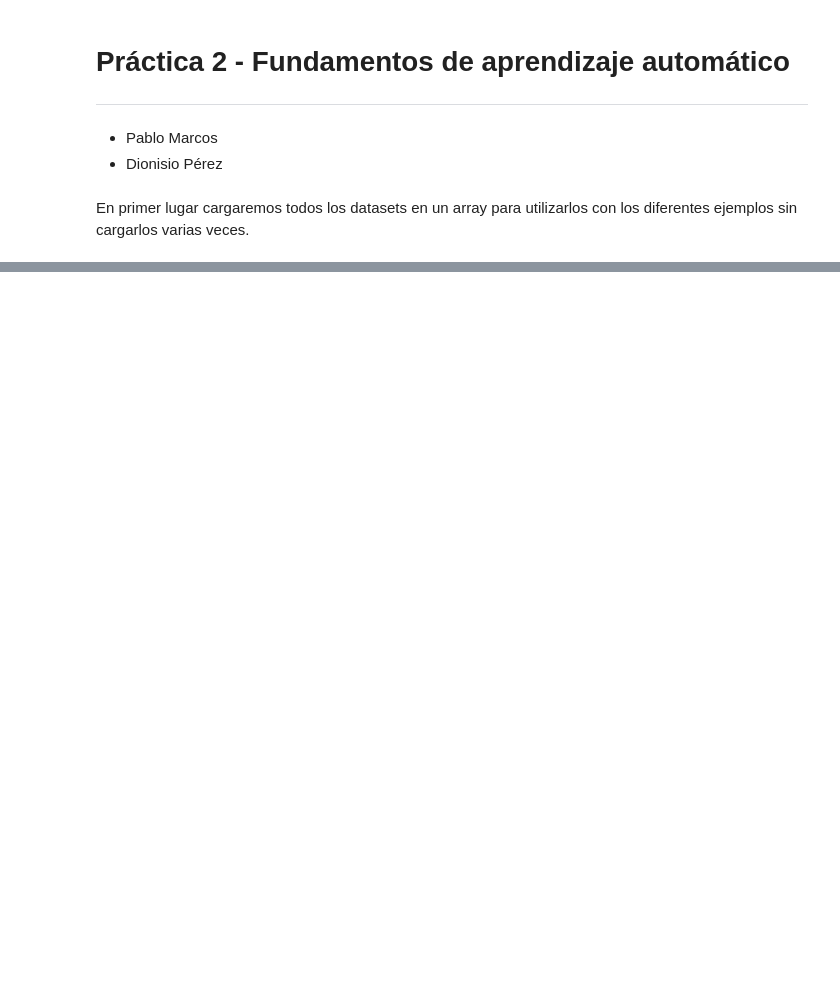
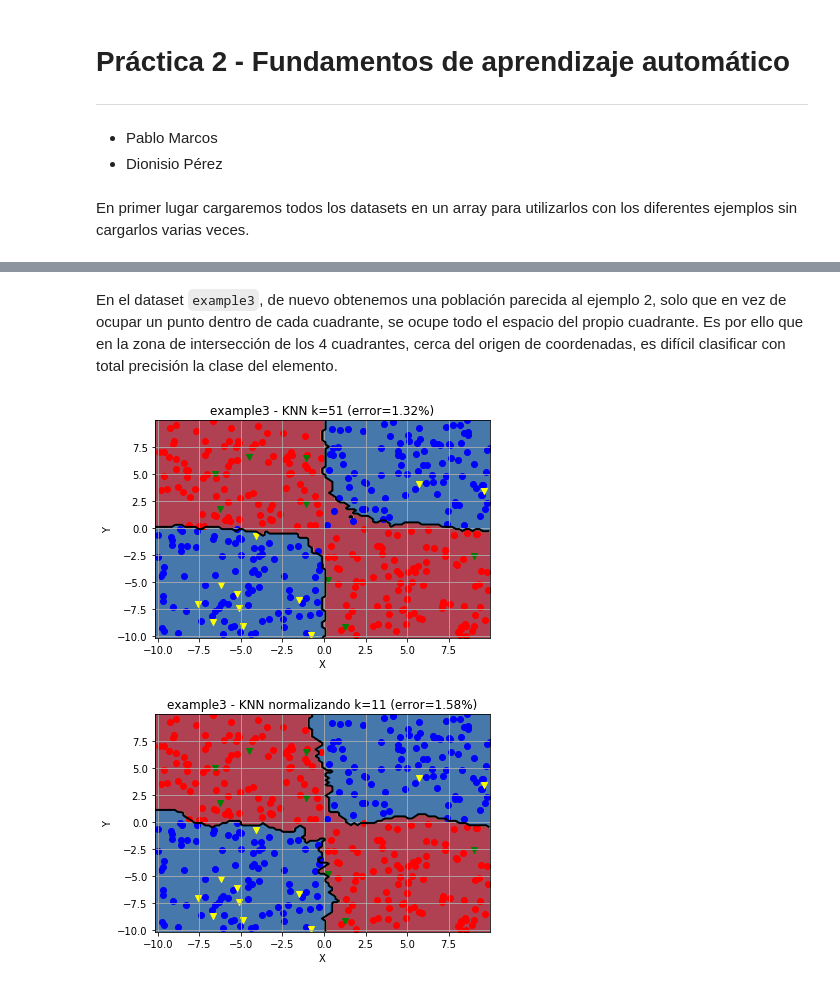
Before and after one commit to pablomm/faa, a Jupyter notebook: Practica2/Practica2.ipynb, the cells around one changed output, grey strips where cells are left out. Saved outputs shown, nothing was run; the diff lists cells and outputs as text; code cells hidden in the pictures; blank space fills up the shorter version.

```diff
--- a/Practica2/Practica2.ipynb
+++ b/Practica2/Practica2.ipynb
@@ -82,0 +147,13 @@ La normalización no cambia significativamente los resultados, obviando el ejemp
+# %% [markdown]
+En el dataset `example3`, de nuevo obtenemos una población parecida al ejemplo 2, solo que en vez de ocupar un punto dentro de cada cuadrante, se ocupe todo el espacio del propio cuadrante. Es por ello que en la zona de intersección de los 4 cuadrantes, cerca del origen de coordenadas, es difícil clasificar con total precisión la clase del elemento.
+# %%
+# Plot example 3
+example = 2
+k = vecinos[np.argmin(errores_medios[example,:,1])]
+k_normaliza = vecinos[np.argmin(errores_medios[example,:,0])]
+error = np.min(errores_medios[example,:,1])
+error_normaliza = np.min(errores_medios[example,:,0])
+dibujar_fronteras_knn(datasets[example], dataset_names[example], k, k_normaliza, error, error_normaliza)
+# %% [output]
+[figure, added]
+[figure, added]
```
Also changed, not shown: parts of 34 cells of this notebook, 3 other files.
